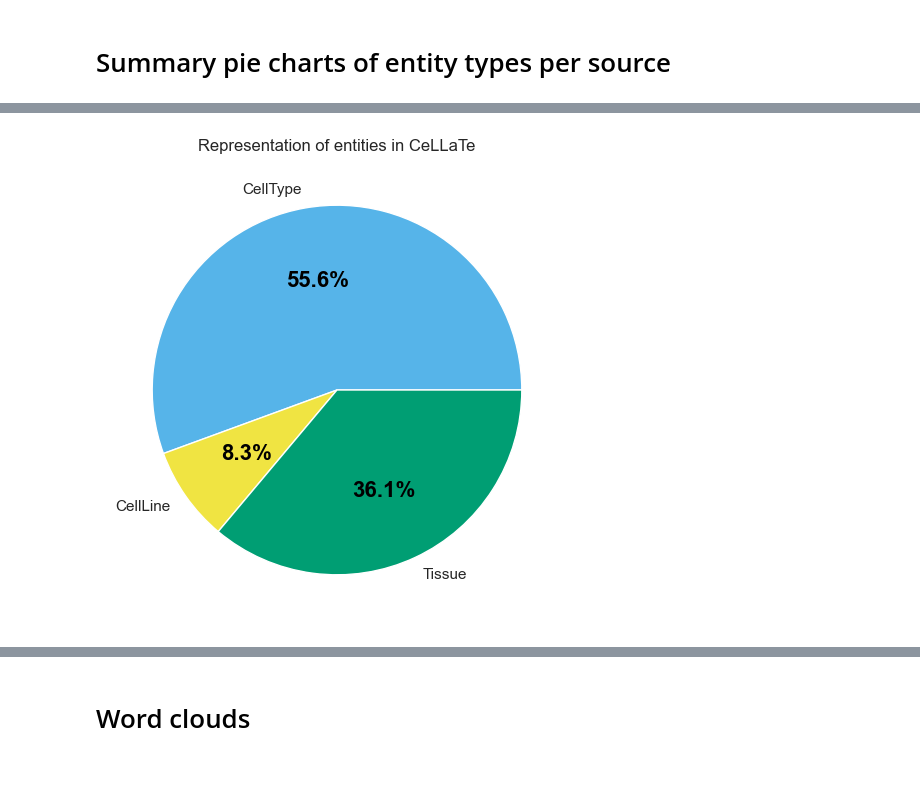
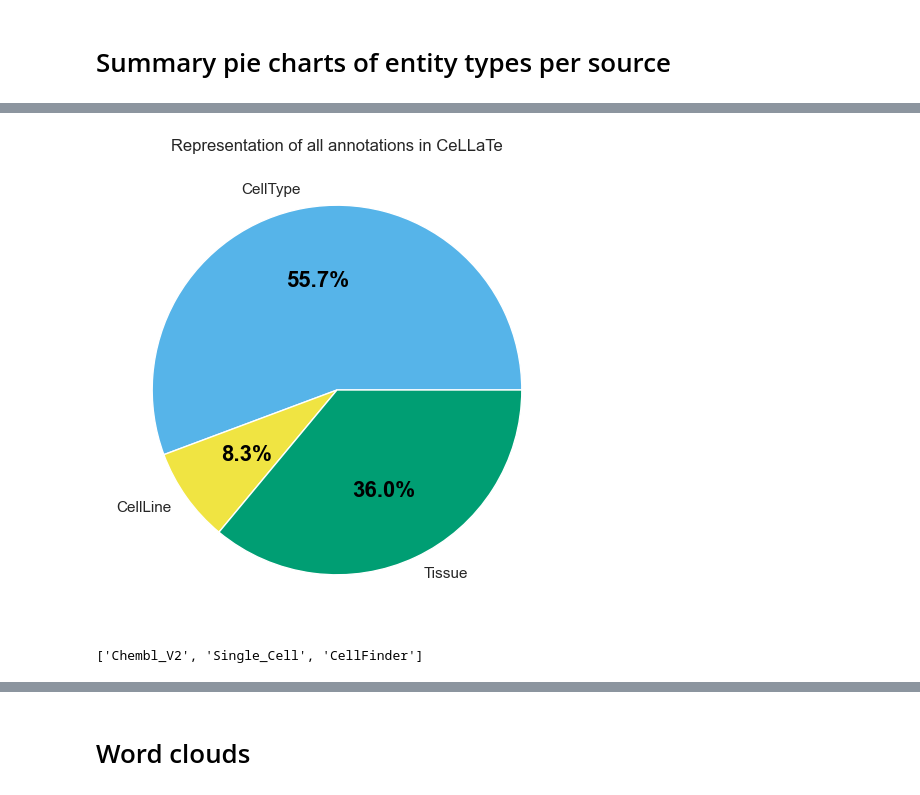
Before and after one commit to EuropePMC/OTAR3088, a Jupyter notebook: Data_mining/CeLLaTe/data_stat_figs.ipynb, the cells around one changed output, grey strips where cells are left out. Cells and saved outputs as stored; diff of their text form; code cells hidden in the pictures.

```diff
--- a/Data_mining/CeLLaTe/data_stat_figs.ipynb
+++ b/Data_mining/CeLLaTe/data_stat_figs.ipynb
@@ -73,7 +73,7 @@ output_notebook()
 import pandas as pd
 
 # Read-in paper stats file
-in_file = pd.read_csv("/Users/withers/GitProjects/OTAR3088/Data_mining/CeLLaTe/cellate_final_stats.tsv", sep="\t")
+in_file = pd.read_csv("/Users/withers/GitProjects/OTAR3088/Data_mining/CeLLaTe/cellate_final_no_vague_stats.tsv", sep="\t")
 # in_file = pd.read_csv("/Users/withers/GitProjects/OTAR3088/Data_mining/CeLLaTe/cellate_final_with_vague_stats.tsv", sep="\t")
 
 # in_file = pd.read_csv("/Users/withers/Downloads/CeLLaTe-Paper-Records - Paper-Stats.csv")
@@ -221,7 +238,7 @@ import matplotlib.pyplot as plt
 # Cleaning source names
 chembl_df['Source'] = 'Pharmacology'
 cf_df['Source'] = 'CellFinder'
-sc_df['Source'] = 'Single Cell Transcriptomics'
+sc_df['Source'] = 'Single-Cell Transcriptomics'
 
 df_combined = pd.concat([chembl_df, cf_df, sc_df])
 
@@ -316,32 +334,43 @@ sc_counts = grab_counts(sc_df)
 import seaborn as sns
 import matplotlib.pyplot as plt
 
 total_celltype = sum([chembl_counts[2], cf_counts[2], sc_counts[2]])
 total_cellline = sum([chembl_counts[3], cf_counts[3], sc_counts[3]])
 total_tissue = sum([chembl_counts[4], cf_counts[4], sc_counts[4]])
 
 data = [total_celltype, total_cellline, total_tissue]
 labels = ['CellType', 'CellLine', "Tissue"] # Labels for each slice
 colours = ["#56B4E9", "#F0E442", "#009E73"]
 
 
 plt.figure(figsize=(6,6)) # Set figure size
 sns.set_style("darkgrid") # Set style for chart
 
 patches, texts, autotexts = plt.pie(data,
         labels=labels,
         colors=colours,
         autopct="%1.1f%%") # Create pie chart
 
 for autotext in autotexts:
     autotext.set_color('black')
     autotext.set_size(16)
     autotext.set_weight('bold')
 
-plt.title("Representation of entities in CeLLaTe")
+plt.title("Representation of all annotations in CeLLaTe")
 
 plt.savefig("./plots/overall_pie.svg", format="svg")
 plt.savefig("./plots/overall_pie.png", format="png")
 plt.show()
 # %% [output]
-[figure, old version]
+[figure, new version]
+# %%
+# Read-in paper data file
+in_uni_file = pd.read_csv("/Users/withers/GitProjects/OTAR3088/Data_mining/CeLLaTe/cellate_final_no_vague.tsv", sep="\t")
+# in_file = pd.read_csv("/Users/withers/GitProjects/OTAR3088/Data_mining/CeLLaTe/cellate_final_with_vague.tsv", sep="\t")
+
+# in_uni_file = in_uni_file.drop(index=0)
+# in_uni_file = in_file[in_file["Paper Source"] != "CheMBL_V1"]
+in_uni_file.head()
+list(set(in_uni_file['data_source'].to_list()))
+# %% [output]
+['Chembl_V2', 'Single_Cell', 'CellFinder']
```
Also changed, not shown: parts of 31 cells of this notebook, 2 other files.
